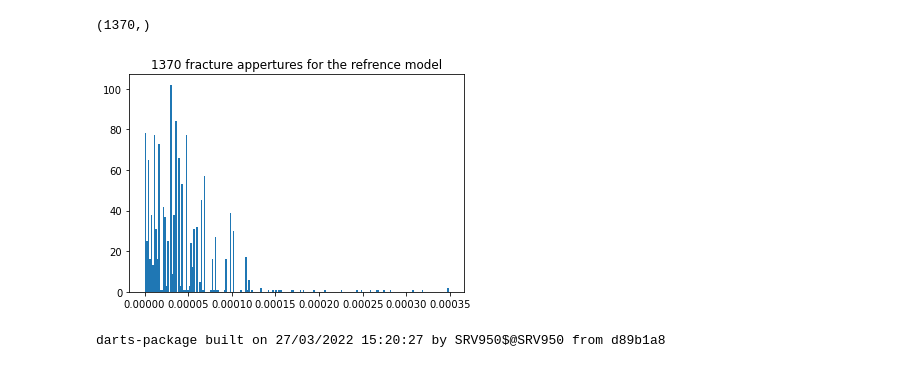
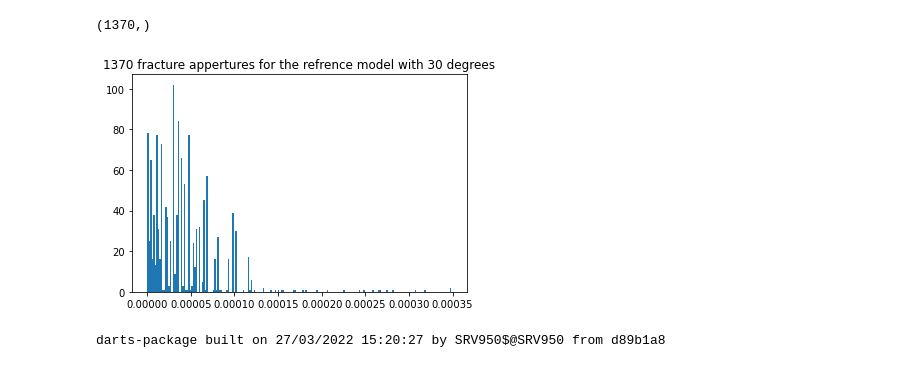
Before and after one commit to gabrielserrao/DA-DARTS-Naturally-Fractured-Reservoir, a Jupyter notebook: mainDA_deadoil_angle.ipynb, the cells around one changed output. Saved outputs shown, nothing was run; the diff lists cells and outputs as text; code cells hidden in the pictures.

```diff
--- a/mainDA_deadoil_angle.ipynb
+++ b/mainDA_deadoil_angle.ipynb
@@ -97,7 +97,7 @@ def aperture_vec(rotation):
     #plt.tight_layout()
     #plt.savefig("variable_aperture_base_case_scale_{:}.pdf".format(scale))
     #plt.show()
-    return fracture_aper
+    return np.array(fracture_aper)
 # %%
 aperture_vec(30).shape
 # %% [output]
@@ -105,14 +105,15 @@ aperture_vec(30).shape
 # %%
 #%%
 #First we define the model that will be used as refference with a 8138 distribution of fracture appertures - np.array with 8138 elements distributed from a uniform distribution
-NFractures = aperture_vec(30).shape[0]
+angle_ref = 30 #degress
+NFractures = aperture_vec(angle_ref).shape[0]
 frac_aper_het =  np.zeros(NFractures)
-frac_aper_het = aperture_vec(30) #np.clip(np.random.normal(1e-3, 0.1*(1e-3), NFractures),0.0005,0.0015)
+frac_aper_het = aperture_vec(angle_ref) #np.clip(np.random.normal(1e-3, 0.1*(1e-3), NFractures),0.0005,0.0015)
 plt.hist(frac_aper_het, bins=200)
-plt.title(f'{aperture_vec(30).shape[0]} fracture appertures for the refrence model')
+plt.title(f'{aperture_vec(angle_ref).shape[0]} fracture appertures for the refrence model with {angle_ref} degrees')
 plt.show()
 # %% [output]
-[figure, old version]
+[figure, new version]
 # %%
 #%%
 #First we define the model that will be used as refference frac_aper = = 1e-3 (base case produced by Stephan)
```
Also changed, not shown: parts of 11 cells of this notebook.
